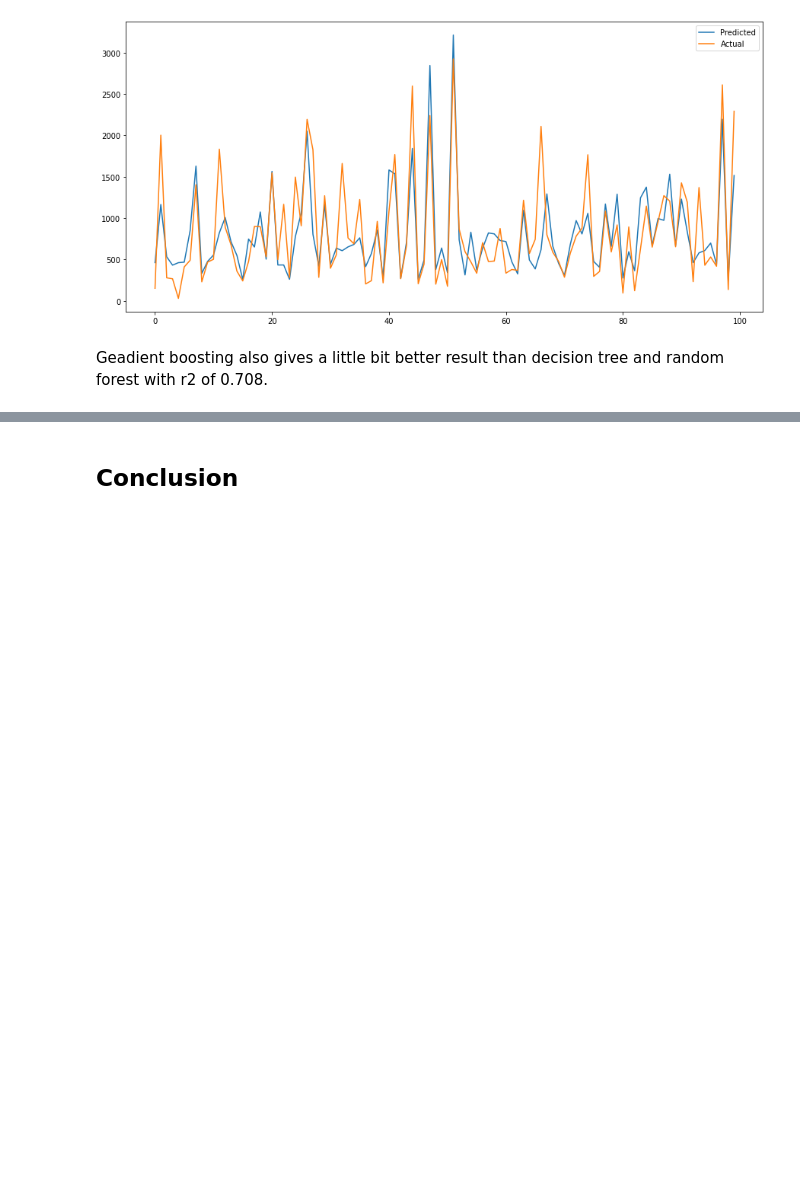
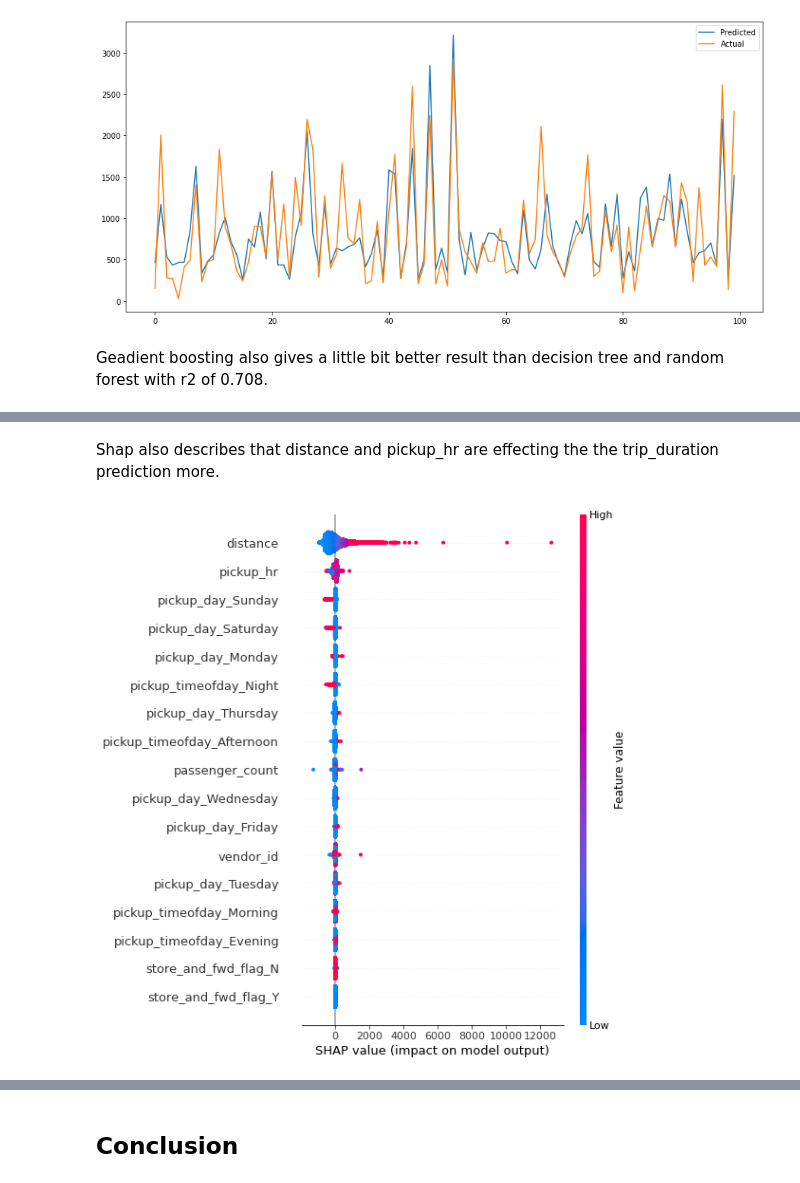
Before and after one commit to Prashant-Shaw/NYC-Taxi-Trip-Time-Prediction, a Jupyter notebook: NYC_Taxi_Trip_Time_Prediction_Capstone_Project.ipynb, the cells around one changed output, grey strips where cells are left out. Cells and saved outputs as stored; diff of their text form; code cells hidden in the pictures; blank space fills up the shorter version.

```diff
--- a/NYC_Taxi_Trip_Time_Prediction_Capstone_Project.ipynb
+++ b/NYC_Taxi_Trip_Time_Prediction_Capstone_Project.ipynb
@@ -1427,0 +1464,9 @@ Geadient boosting also gives a little bit better result than decision tree and r
+# %% [markdown]
+Shap also describes that distance and pickup_hr are effecting the the trip_duration prediction more.
+# %%
+# Obtain a Scatter Summary Plot
+shap_values = shap.TreeExplainer(xgb_regressor.best_estimator_).shap_values(X_test, check_additivity=False)
+# %%
+shap.summary_plot(shap_values, X_test)
+# %% [output]
+[figure, added]
```
Also changed, not shown: parts of 8 cells of this notebook.
